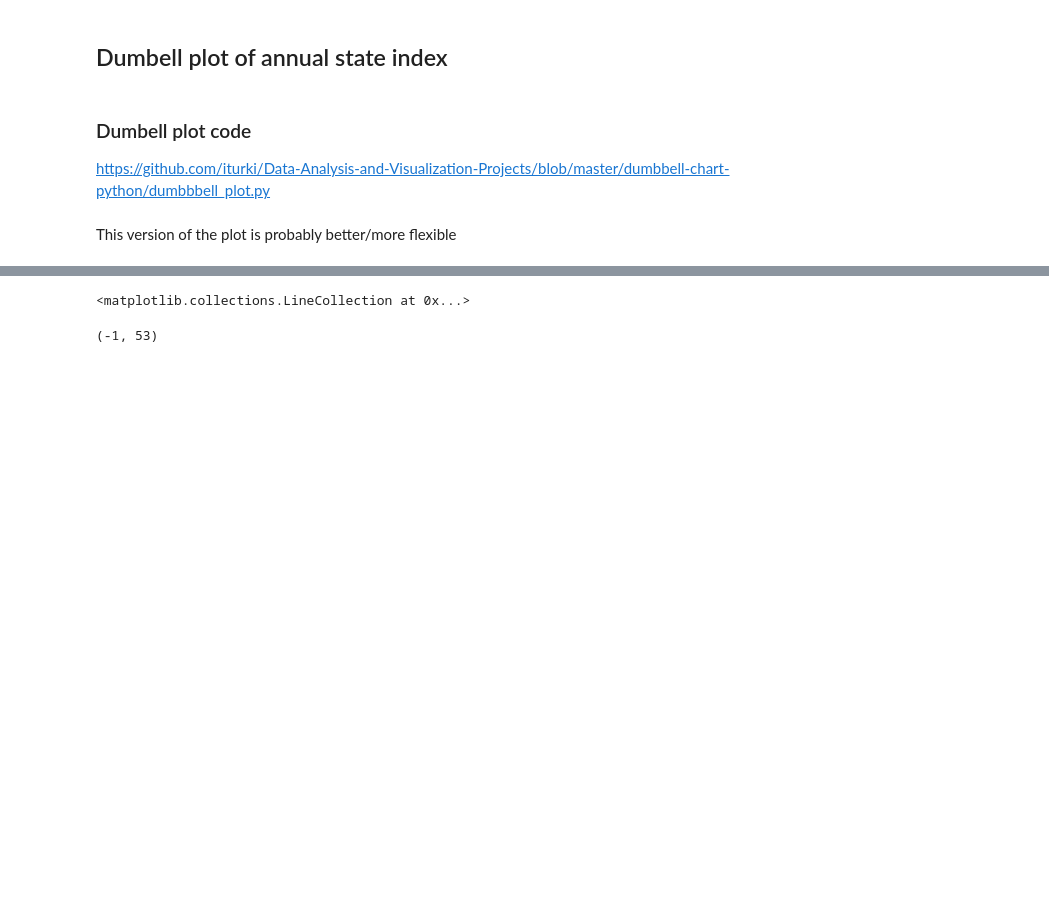
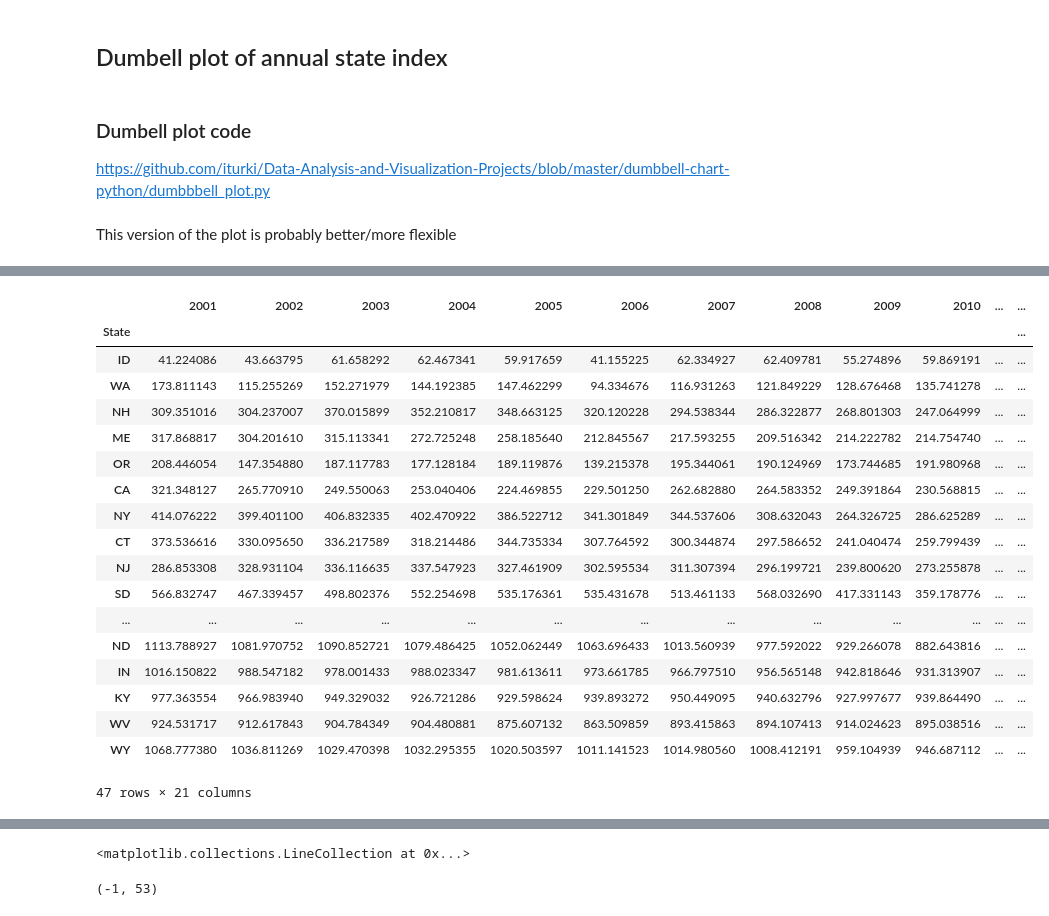
Before and after one commit to gschivley/carbon-index, a Jupyter notebook: State index & gen data.ipynb, the cells around one changed output, grey strips where cells are left out. Cells and saved outputs as stored; diff of their text form; code cells hidden in the pictures; blank space fills up the shorter version.

Commit message:
Looking to add CPP 2030 state goals to the figure

```diff
--- a/State index & gen data.ipynb
+++ b/State index & gen data.ipynb
@@ -10,0 +102,4 @@ import numpy as np
+# %%
+cpp_goals['State'] = cpp_goals['State'].map(us_state_abbrev)
+# %%
+cpp_goals.set_index('State', inplace=True)
@@ -80,5 +193,5 @@ def make_gen_index(data_folder, time='Monthly'):
     return gen_index, gen_df
 # %%
 data_path = os.path.join('Data storage', 'final state data')
-monthly_gen_index = make_gen_index(data_path, time='Monthly')
-annual_gen_index = make_gen_index(data_path, time='Annual')
+monthly_gen_index, monthly_gen = make_gen_index(data_path, time='Monthly')
+annual_gen_index, annual_gen = make_gen_index(data_path, time='Annual')
@@ -214,0 +339,8 @@ def dumbell_plot(data, years, axis_labels, legend_loc=[], offset_divider=35,
+# %%
+barbell_index = annual_gen_index.pivot_table(values='index (g/kWh)',
+                                          index='State', columns='Year')
+barbell_index.sort_values(by=2016, inplace=True)
+
+index_2001 = barbell_index[2001]
+index_2008 = barbell_index[2008]
+index_2016 = barbell_index[2016]
@@ -214,0 +372,22 @@ def dumbell_plot(data, years, axis_labels, legend_loc=[], offset_divider=35,
+# %%
+pd.merge(barbell_index, cpp_goals, right_index=True, left_index=True)
+# %% [output]
+|  | 2001 | 2002 | 2003 | 2004 | 2005 | 2006 | 2007 | 2008 | 2009 | 2010 | ... | ... |
+| State |  |  |  |  |  |  |  |  |  |  |  | ... |
+| ID | 41.224086 | 43.663795 | 61.658292 | 62.467341 | 59.917659 | 41.155225 | 62.334927 | 62.409781 | 55.274896 | 59.869191 | ... | ... |
+| WA | 173.811143 | 115.255269 | 152.271979 | 144.192385 | 147.462299 | 94.334676 | 116.931263 | 121.849229 | 128.676468 | 135.741278 | ... | ... |
+| NH | 309.351016 | 304.237007 | 370.015899 | 352.210817 | 348.663125 | 320.120228 | 294.538344 | 286.322877 | 268.801303 | 247.064999 | ... | ... |
+| ME | 317.868817 | 304.201610 | 315.113341 | 272.725248 | 258.185640 | 212.845567 | 217.593255 | 209.516342 | 214.222782 | 214.754740 | ... | ... |
+| OR | 208.446054 | 147.354880 | 187.117783 | 177.128184 | 189.119876 | 139.215378 | 195.344061 | 190.124969 | 173.744685 | 191.980968 | ... | ... |
+| CA | 321.348127 | 265.770910 | 249.550063 | 253.040406 | 224.469855 | 229.501250 | 262.682880 | 264.583352 | 249.391864 | 230.568815 | ... | ... |
+| NY | 414.076222 | 399.401100 | 406.832335 | 402.470922 | 386.522712 | 341.301849 | 344.537606 | 308.632043 | 264.326725 | 286.625289 | ... | ... |
+| CT | 373.536616 | 330.095650 | 336.217589 | 318.214486 | 344.735334 | 307.764592 | 300.344874 | 297.586652 | 241.040474 | 259.799439 | ... | ... |
+| NJ | 286.853308 | 328.931104 | 336.116635 | 337.547923 | 327.461909 | 302.595534 | 311.307394 | 296.199721 | 239.800620 | 273.255878 | ... | ... |
+| SD | 566.832747 | 467.339457 | 498.802376 | 552.254698 | 535.176361 | 535.431678 | 513.461133 | 568.032690 | 417.331143 | 359.178776 | ... | ... |
+| ... | ... | ... | ... | ... | ... | ... | ... | ... | ... | ... | ... | ... |
+| ND | 1113.788927 | 1081.970752 | 1090.852721 | 1079.486425 | 1052.062449 | 1063.696433 | 1013.560939 | 977.592022 | 929.266078 | 882.643816 | ... | ... |
+| IN | 1016.150822 | 988.547182 | 978.001433 | 988.023347 | 981.613611 | 973.661785 | 966.797510 | 956.565148 | 942.818646 | 931.313907 | ... | ... |
+| KY | 977.363554 | 966.983940 | 949.329032 | 926.721286 | 929.598624 | 939.893272 | 950.449095 | 940.632796 | 927.997677 | 939.864490 | ... | ... |
+| WV | 924.531717 | 912.617843 | 904.784349 | 904.480881 | 875.607132 | 863.509859 | 893.415863 | 894.107413 | 914.024623 | 895.038516 | ... | ... |
+| WY | 1068.777380 | 1036.811269 | 1029.470398 | 1032.295355 | 1020.503597 | 1011.141523 | 1014.980560 | 1008.412191 | 959.104939 | 946.687112 | ... | ... |
+47 rows × 21 columns
```
Also changed, not shown: parts of 26 cells of this notebook.
